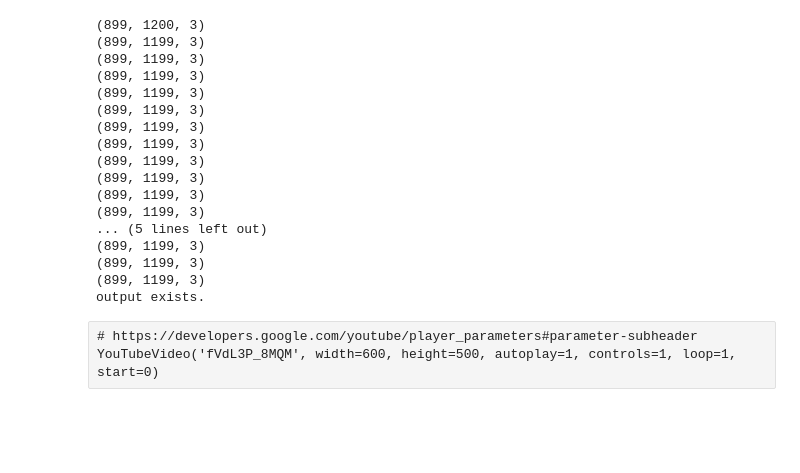
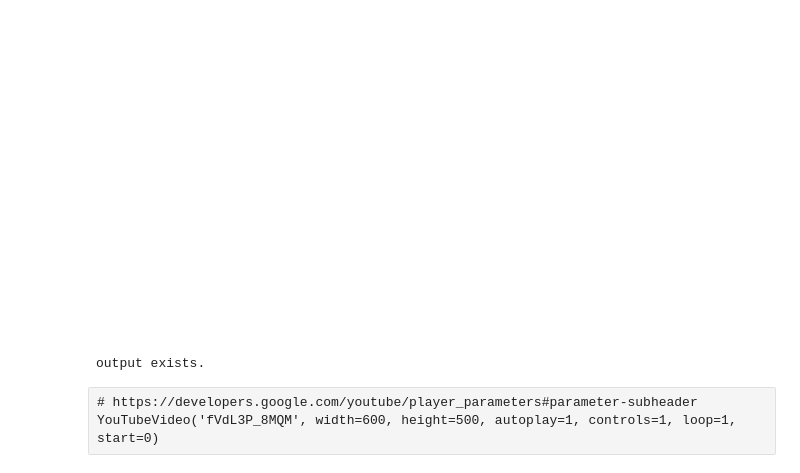
Before and after one commit to Norlez/Group-Emotion-Representation, a Jupyter notebook: representer.ipynb, the cells around one changed output. Cells and saved outputs as stored; diff of their text form; code cells hidden in the pictures; blank space fills up the shorter version.

```diff
--- a/representer.ipynb
+++ b/representer.ipynb
@@ -58,10 +56,22 @@ ge_rep.display_image(happyness_image, figsize=(5, 4))
+# %%
+# case 2:
+happyness_image = er.get_repr(0, 0, 100)
+ge_rep.display_image(happyness_image, figsize=(5, 4))
+# %% [output]
+[figure, added]
 # %%
 er = ge_rep.emotion_representer(max_width, max_height, 'happy.jpg', 'sad.jpg')
 
 img = [] # some array of images
 frames = [] # for storing the generated images
 
-fig = plt.figure(figsize=(10, 10), dpi= 100, facecolor='w', edgecolor='k')
+
+# figure size in units
+# https://matplotlib.org/devdocs/gallery/subplots_axes_and_figures/figure_size_units.html
+px = 1/plt.rcParams['figure.dpi']  # pixel in inches
+fig = plt.figure(figsize=(max_width * px, max_height * px), dpi= 100, facecolor='w', edgecolor='k')
+# fig = plt.figure(figsize=(10, 10), dpi= 100, facecolor='w', edgecolor='k')
+
 plt.title('happiness')
 
 for i in range(20):
@@ -77,7 +87,7 @@ for i in range(20):
     happiness_image = er.get_repr(happy_percent, sad_percent, unknown_percent)
 
     happiness_image = happiness_image.astype('float32') * 255
-    print(happiness_image.shape)
+#     print(happiness_image.shape)
 #     frames.append([plt.imshow(happiness_image, cmap=cm.Greys_r, animated=True)])
     frames.append([plt.imshow(cv.cvtColor(happiness_image, cv.COLOR_BGRA2RGB).astype('uint8'), cmap=cm.Greys_r, animated=True)])
 
@@ -91,22 +101,6 @@ except FileExistsError:
     print('output exists.')
 ani.save('output/movie.mp4')
 # %% [output]
-(899, 1200, 3)
-(899, 1199, 3)
-(899, 1199, 3)
-(899, 1199, 3)
-(899, 1199, 3)
-(899, 1199, 3)
-(899, 1199, 3)
-(899, 1199, 3)
-(899, 1199, 3)
-(899, 1199, 3)
-(899, 1199, 3)
-(899, 1199, 3)
-... (5 lines left out)
-(899, 1199, 3)
-(899, 1199, 3)
-(899, 1199, 3)
 output exists.
 # %% [raw]
 # https://developers.google.com/youtube/player_parameters#parameter-subheader
```
Also changed, not shown: parts of 3 cells of this notebook, 2 other files.
